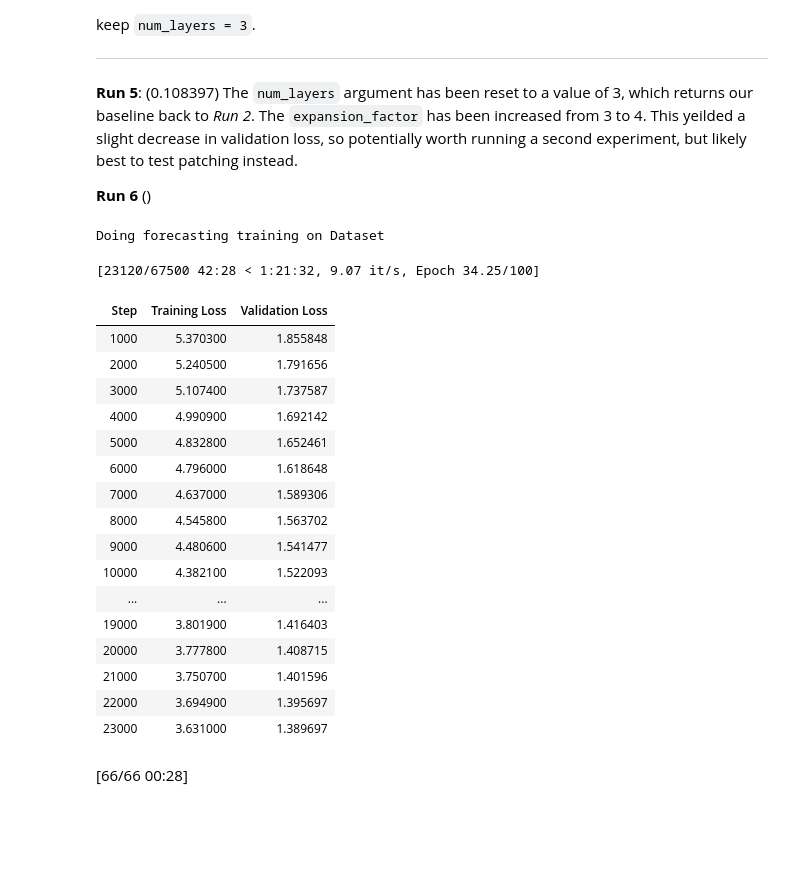
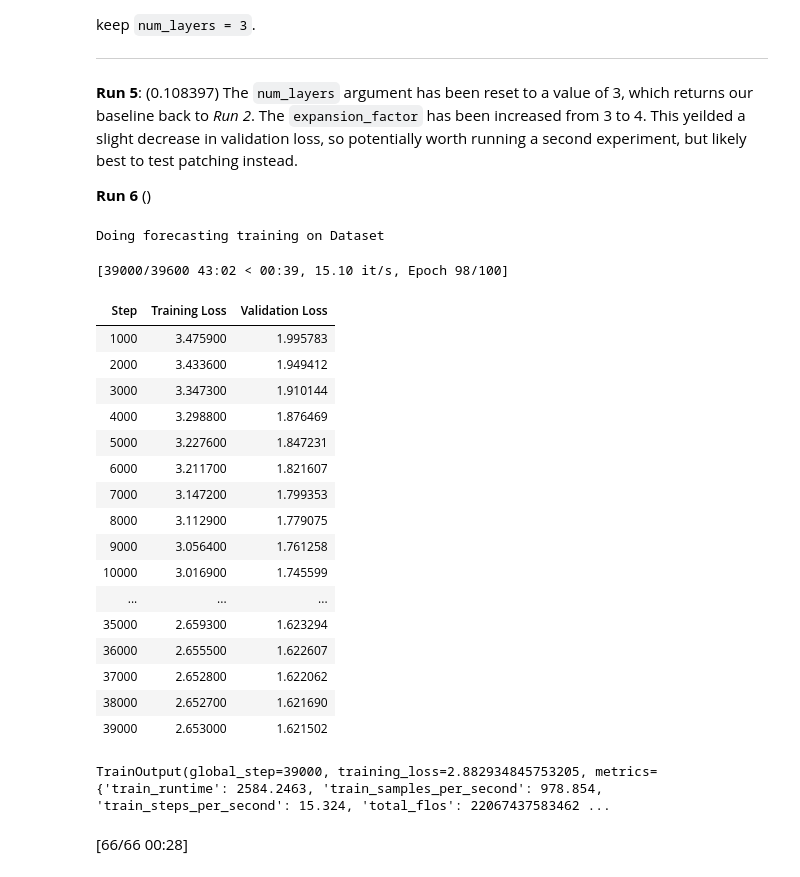
Before and after one commit to linkt-ai/tsfm, a Jupyter notebook: notebooks/hfdemo/TRAIN-MONGY-MORNING.ipynb, the cells around one changed output. Cells and saved outputs as stored; diff of their text form; code cells hidden in the pictures; blank space fills up the shorter version.

```diff
--- a/notebooks/hfdemo/TRAIN-MONGY-MORNING.ipynb
+++ b/notebooks/hfdemo/TRAIN-MONGY-MORNING.ipynb
@@ -58,7 +58,7 @@ to the appropriate torch dataset needed for training.
 # Load the Dataset from the CSV file
 DATA_DIR = "/home/ubuntu/verb-workspace/data"
 
-NUM_MINUTES = 3
+NUM_MINUTES = 5
 
 TRAIN_DATASET = f"{DATA_DIR}/{NUM_MINUTES}min-candles-train-MORNING.csv"
 VALID_DATASET = f"{DATA_DIR}/{NUM_MINUTES}min-candles-valid-MORNING.csv"
@@ -445,7 +445,7 @@ Adjust the following model parameters according to need.
 patch_length = 16
 stride_length = 1
 
-MODEL_CHKPT = "./saved_checkpoints/morning_1min/output/checkpoint-57500"
+MODEL_CHKPT = "./saved_checkpoints/morning_3min/output/checkpoint-32000"
 
 prediction_channel_indicies = train_tsp.prediction_channel_indices
 num_input_channels = train_tsp.num_input_channels
@@ -517,7 +517,7 @@ The `num_layers` argument has been reset to a value of 3, which returns our base
 **Run 6** ()
 # %%
 # Compute the run number
-run_num = "morning_1_3min"
+run_num = "morning_1_5min"
 save_dir = f"./model_checkpoints/run_{run_num}"
 torch.cuda.empty_cache()
 
@@ -555,50 +555,51 @@ train_args = TrainingArguments(
     save_steps=num_steps,
     logging_strategy="steps",
     logging_steps=num_steps,
     save_total_limit=3,
     logging_dir=f"{save_dir}/logs/",  # Make sure to specify a logging directory
     load_best_model_at_end=True,  # Load the best model when training ends
     metric_for_best_model="eval_loss",  # Metric to monitor for early stopping
     greater_is_better=False,  # For loss
     label_names=["future_values"], # The names of the "ground truth" values to compare predictions against
 )
 
 # Create a new early stopping callback with faster convergence properties
 early_stopping_callback = EarlyStoppingCallback(
     early_stopping_patience=5,  # Number of epochs with no improvement after which to stop
     early_stopping_threshold=0.001,  # Minimum improvement required to consider as improvement
 )
 
 trainer = Trainer(
     model=model,
     args=train_args,
     train_dataset=train_dataset,
     eval_dataset=valid_dataset,
     callbacks=[early_stopping_callback],
 )
 
 print("Doing forecasting training on Dataset")
 trainer.train()
 # %% [output]
 Doing forecasting training on Dataset
-[23120/67500 42:28 < 1:21:32, 9.07 it/s, Epoch 34.25/100]
+[39000/39600 43:02 < 00:39, 15.10 it/s, Epoch 98/100]
 | Step | Training Loss | Validation Loss |
-| 1000 | 5.370300 | 1.855848 |
-| 2000 | 5.240500 | 1.791656 |
-| 3000 | 5.107400 | 1.737587 |
-| 4000 | 4.990900 | 1.692142 |
-| 5000 | 4.832800 | 1.652461 |
-| 6000 | 4.796000 | 1.618648 |
-| 7000 | 4.637000 | 1.589306 |
-| 8000 | 4.545800 | 1.563702 |
-| 9000 | 4.480600 | 1.541477 |
-| 10000 | 4.382100 | 1.522093 |
+| 1000 | 3.475900 | 1.995783 |
+| 2000 | 3.433600 | 1.949412 |
+| 3000 | 3.347300 | 1.910144 |
+| 4000 | 3.298800 | 1.876469 |
+| 5000 | 3.227600 | 1.847231 |
+| 6000 | 3.211700 | 1.821607 |
+| 7000 | 3.147200 | 1.799353 |
+| 8000 | 3.112900 | 1.779075 |
+| 9000 | 3.056400 | 1.761258 |
+| 10000 | 3.016900 | 1.745599 |
 | ... | ... | ... |
-| 19000 | 3.801900 | 1.416403 |
-| 20000 | 3.777800 | 1.408715 |
-| 21000 | 3.750700 | 1.401596 |
-| 22000 | 3.694900 | 1.395697 |
-| 23000 | 3.631000 | 1.389697 |
+| 35000 | 2.659300 | 1.623294 |
+| 36000 | 2.655500 | 1.622607 |
+| 37000 | 2.652800 | 1.622062 |
+| 38000 | 2.652700 | 1.621690 |
+| 39000 | 2.653000 | 1.621502 |
+TrainOutput(global_step=39000, training_loss=2.882934845753205, metrics={'train_runtime': 2584.2463, 'train_samples_per_second': 978.854, 'train_steps_per_second': 15.324, 'total_flos': 22067437583462 ...
 # %%
 trainer.evaluate(test_dataset)
 # %% [output]
```
Also changed, not shown: parts of 2 cells of this notebook, 3 other files.
